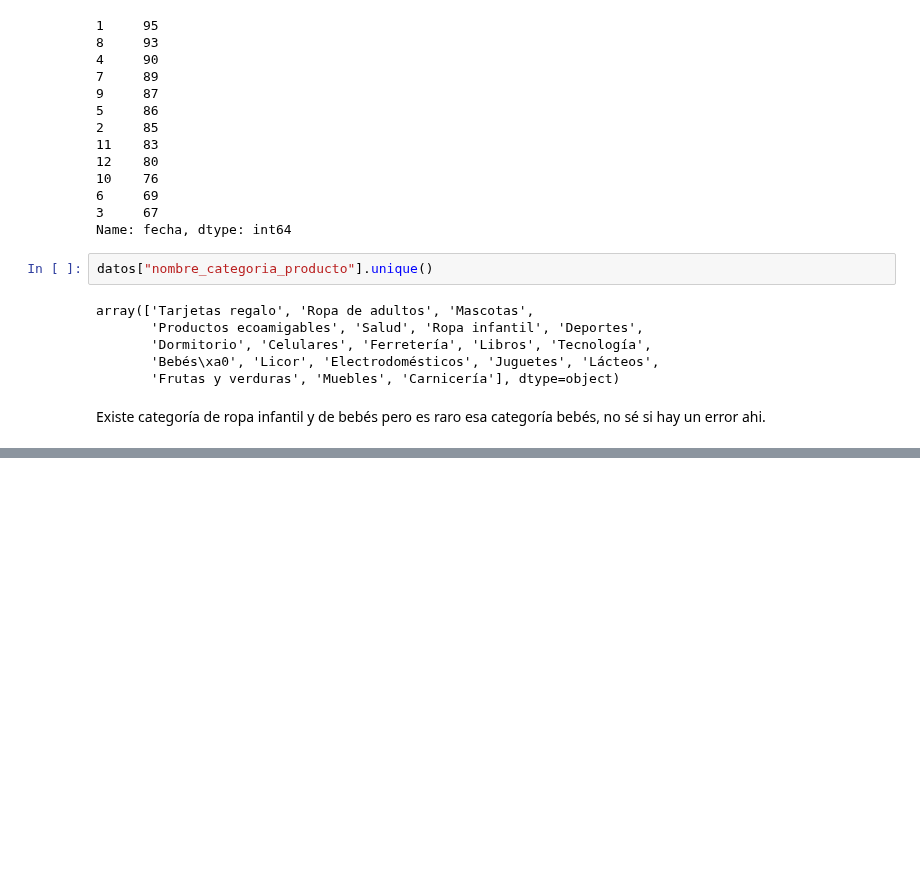
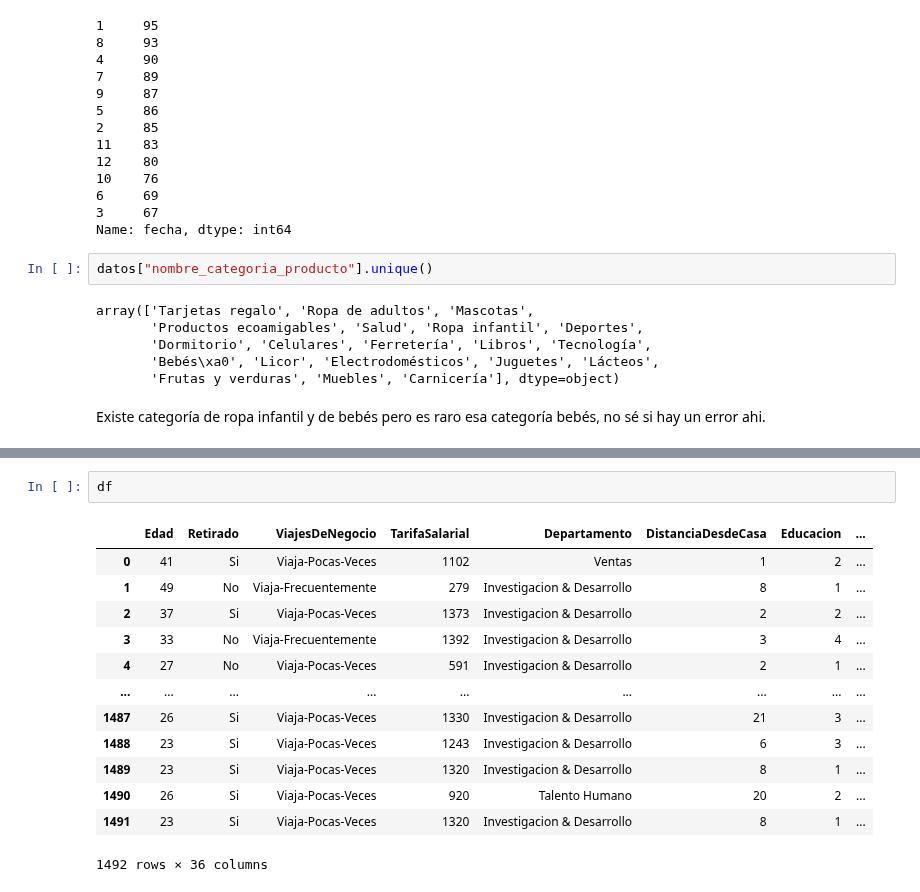
Before and after one commit to onavarrete04/Introduccion-Ciencia-Datos, a Jupyter notebook: Ejercicios Pandas Kaggle/integración de datos.ipynb, the cells around one changed output, grey strips where cells are left out. Drawn from its saved outputs; the diff is of its cells as text; blank space fills up the shorter version.

```diff
--- a/Ejercicios Pandas Kaggle/integración de datos.ipynb
+++ b/Ejercicios Pandas Kaggle/integración de datos.ipynb
@@ -401,0 +637,16 @@ datos[datos["nombre_categoria_producto"]=="Bebés\xa0"]
+# %%
+df
+# %% [output]
+|  | Edad | Retirado | ViajesDeNegocio | TarifaSalarial | Departamento | DistanciaDesdeCasa | Educacion | ... |
+| 0 | 41 | Si | Viaja-Pocas-Veces | 1102 | Ventas | 1 | 2 | ... |
+| 1 | 49 | No | Viaja-Frecuentemente | 279 | Investigacion & Desarrollo | 8 | 1 | ... |
+| 2 | 37 | Si | Viaja-Pocas-Veces | 1373 | Investigacion & Desarrollo | 2 | 2 | ... |
+| 3 | 33 | No | Viaja-Frecuentemente | 1392 | Investigacion & Desarrollo | 3 | 4 | ... |
+| 4 | 27 | No | Viaja-Pocas-Veces | 591 | Investigacion & Desarrollo | 2 | 1 | ... |
+| ... | ... | ... | ... | ... | ... | ... | ... | ... |
+| 1487 | 26 | Si | Viaja-Pocas-Veces | 1330 | Investigacion & Desarrollo | 21 | 3 | ... |
+| 1488 | 23 | Si | Viaja-Pocas-Veces | 1243 | Investigacion & Desarrollo | 6 | 3 | ... |
+| 1489 | 23 | Si | Viaja-Pocas-Veces | 1320 | Investigacion & Desarrollo | 8 | 1 | ... |
+| 1490 | 26 | Si | Viaja-Pocas-Veces | 920 | Talento Humano | 20 | 2 | ... |
+| 1491 | 23 | Si | Viaja-Pocas-Veces | 1320 | Investigacion & Desarrollo | 8 | 1 | ... |
+1492 rows × 36 columns
```
Also changed, not shown: parts of 29 cells of this notebook.
